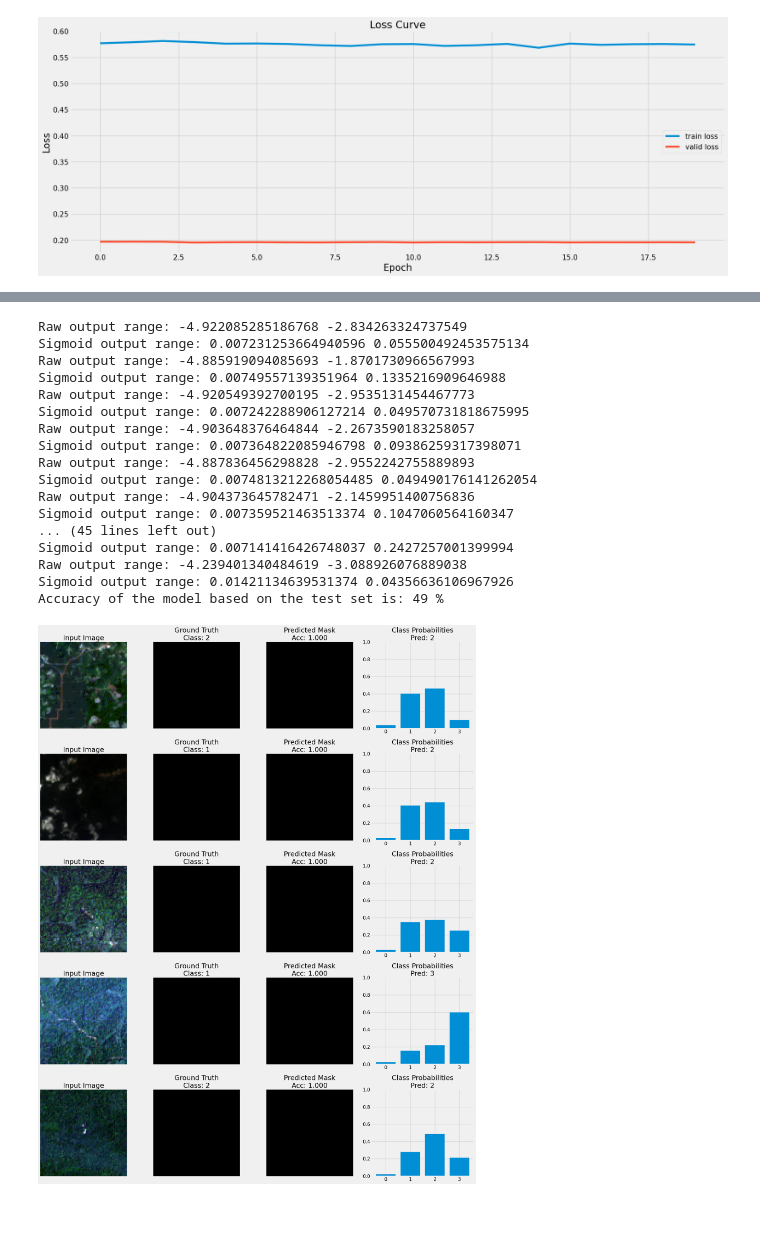
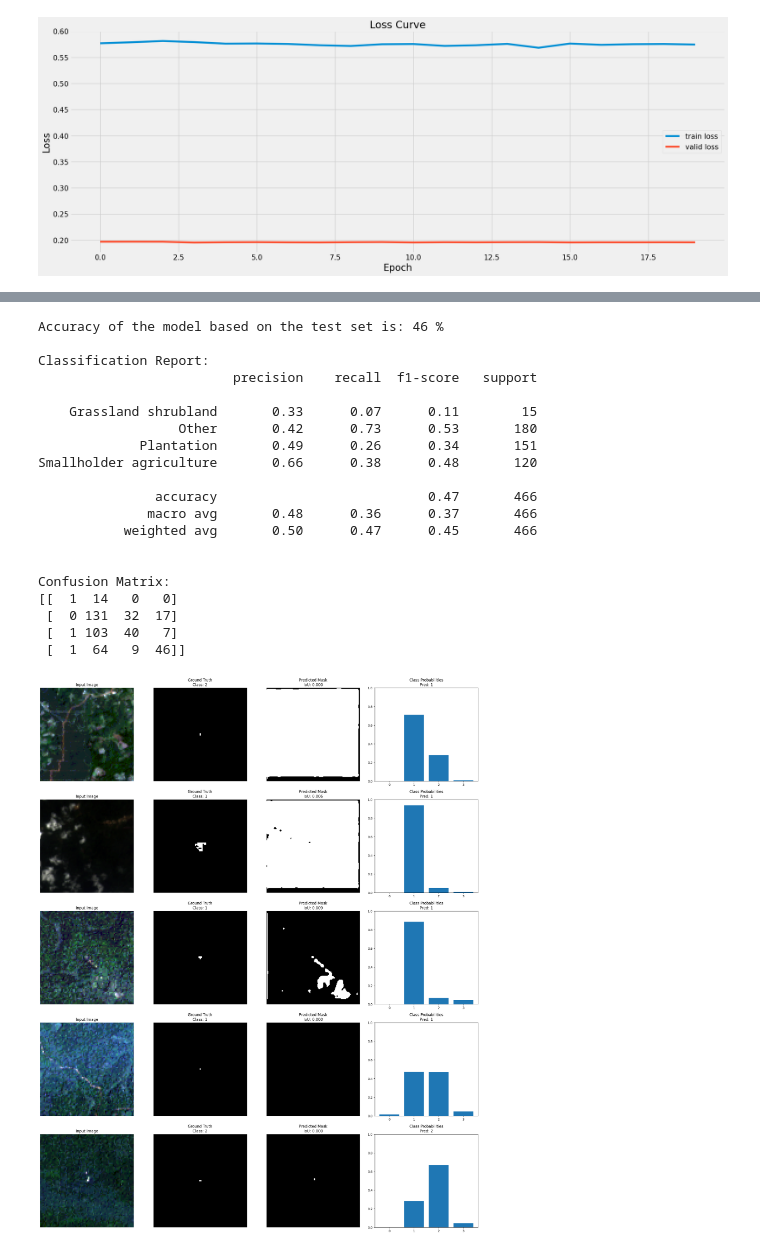
Before and after one commit to JamesBrockUoB/ForestChat, a Jupyter notebook: Training - UNet.ipynb, the cells around one changed output, grey strips where cells are left out. Saved outputs shown, nothing was run; the diff lists cells and outputs as text; code cells hidden in the pictures; blank space fills up the shorter version.

Commit message:
improved reporting and training

```diff
--- a/Training - UNet.ipynb
+++ b/Training - UNet.ipynb
@@ -88,7 +45,8 @@ warnings.filterwarnings("ignore")
 # %%
-# Check file or directory is exist
-BASE_DIR = "CAM-ForestNetDataset"
-SUB_DIR = "Landsat-Grouped"
+BASE_DIR = os.environ.get("BASE_DIR")
+SUB_DIR = os.environ.get("SUB_DIR")
+PIXEL_RESOLUTION = int(os.environ.get("PIXEL_RESOLUTION"))
+MODEL_NAME = os.environ.get("MODEL_NAME")
 
 train_df = pd.read_csv(f'{BASE_DIR}/{SUB_DIR}/train.csv')
 val_df = pd.read_csv(f'{BASE_DIR}/{SUB_DIR}/val.csv')
@@ -567,6 +537,18 @@ def train_model(model, optimizer, scheduler, num_epochs=25):
     return model
 # %%
-unet_classifier_segmentation = train_model(unet_model, optimizer, scheduler, num_epochs=15)
+unet_classifier_segmentation = train_model(
+    unet_model,
+    optimizer,
+    scheduler,
+    num_epochs=15,
+    dataloaders=dataloaders,
+    criterion_seg=criterion_seg,
+    criterion_class=criterion_class,
+    acc_class_dict=acc_class_dict,
+    acc_seg_dict=acc_seg_dict,
+    loss_dict=loss_dict,
+    device="cpu"
+)
 # %% [output]
 Epoch 1/15
 ----------
@@ -663,30 +647,32 @@ def test(model):
 # %%
-test(unet_classifier_segmentation)
+test(unet_classifier_segmentation, testloader, test_dataset)
 # %% [output]
-Raw output range: -4.922085285186768 -2.834263324737549
-Sigmoid output range: 0.007231253664940596 0.055500492453575134
-Raw output range: -4.885919094085693 -1.8701730966567993
-Sigmoid output range: 0.00749557139351964 0.1335216909646988
-Raw output range: -4.920549392700195 -2.9535131454467773
-Sigmoid output range: 0.007242288906127214 0.049570731818675995
-Raw output range: -4.903648376464844 -2.2673590183258057
-Sigmoid output range: 0.007364822085946798 0.09386259317398071
-Raw output range: -4.887836456298828 -2.9552242755889893
-Sigmoid output range: 0.0074813212268054485 0.049490176141262054
-Raw output range: -4.904373645782471 -2.1459951400756836
-Sigmoid output range: 0.007359521463513374 0.1047060564160347
-... (45 lines left out)
-Sigmoid output range: 0.007141416426748037 0.2427257001399994
-Raw output range: -4.239401340484619 -3.088926076889038
-Sigmoid output range: 0.01421134639531374 0.04356636106967926
-Accuracy of the model based on the test set is: 49 %
+Accuracy of the model based on the test set is: 46 %
+
+Classification Report:
+                         precision    recall  f1-score   support
+
+    Grassland shrubland       0.33      0.07      0.11        15
+                  Other       0.42      0.73      0.53       180
+             Plantation       0.49      0.26      0.34       151
+Smallholder agriculture       0.66      0.38      0.48       120
+
+               accuracy                           0.47       466
+              macro avg       0.48      0.36      0.37       466
+           weighted avg       0.50      0.47      0.45       466
+
+
+Confusion Matrix:
+[[  1  14   0   0]
+ [  0 131  32  17]
+ [  1 103  40   7]
+ [  1  64   9  46]]
 # %%
 import matplotlib.pyplot as plt
 import numpy as np
 import torch
 
 def plot_prediction_comparison(model, dataloader, num_examples=3):
-    """Plot original vs predicted segmentation masks"""
     model.eval()
     fig, axes = plt.subplots(num_examples, 4, figsize=(20, 5*num_examples))
 
@@ -705,37 +691,38 @@ def plot_prediction_comparison(model, dataloader, num_examples=3):
 
             img_np = images[0].cpu().permute(1,2,0).numpy()
             img_np = img_np.astype(np.float32)
             for c in range(3):
                 channel = img_np[:, :, c]
                 img_np[:, :, c] = (channel - channel.min()) / (channel.max() - channel.min() + 1e-5)
 
-            true_mask = seg[0].cpu().numpy()
-            pred_mask = pred_masks[0, 0].cpu().numpy()
+            true_mask = seg[0].cpu().numpy().flatten()
+            pred_mask = pred_masks[0, 0].cpu().numpy().flatten()
 
-            accuracy = (pred_mask == true_mask).mean()
+            iou = jaccard_score(true_mask, pred_mask, average='binary')
 
             axes[i,0].imshow(img_np)
             axes[i,0].set_title('Input Image')
             axes[i,0].axis('off')
 
-            axes[i,1].imshow(true_mask, cmap='gray')
+            axes[i,1].imshow(true_mask.reshape(seg.shape[1], seg.shape[2]), cmap='gray')
             axes[i,1].set_title(f'Ground Truth\nClass: {labels[0].item()}')
             axes[i,1].axis('off')
 
-            axes[i,2].imshow(pred_mask, cmap='gray')
-            axes[i,2].set_title(f'Predicted Mask\nAcc: {accuracy:.3f}')
+            axes[i,2].imshow(pred_mask.reshape(seg.shape[1], seg.shape[2]), cmap='gray')
+            axes[i,2].set_title(f'Predicted Mask\nIoU: {iou:.3f}')
             axes[i,2].axis('off')
 
             class_probs = torch.softmax(out_class[0], dim=0).cpu().numpy()
             num_classes = class_probs.shape[0]
             axes[i,3].bar([str(i) for i in range(num_classes)], class_probs)
             pred_class = torch.argmax(out_class[0]).item()
             axes[i,3].set_title(f'Class Probabilities\nPred: {pred_class}')
             axes[i,3].set_ylim(0, 1)
 
     plt.tight_layout()
     plt.show()
 
+
 plot_prediction_comparison(unet_classifier_segmentation, testloader, num_examples=5)
 # %% [output]
-[figure, old version]
+[figure, new version]
```
Also changed, not shown: parts of 17 cells of this notebook, 7 other files.
